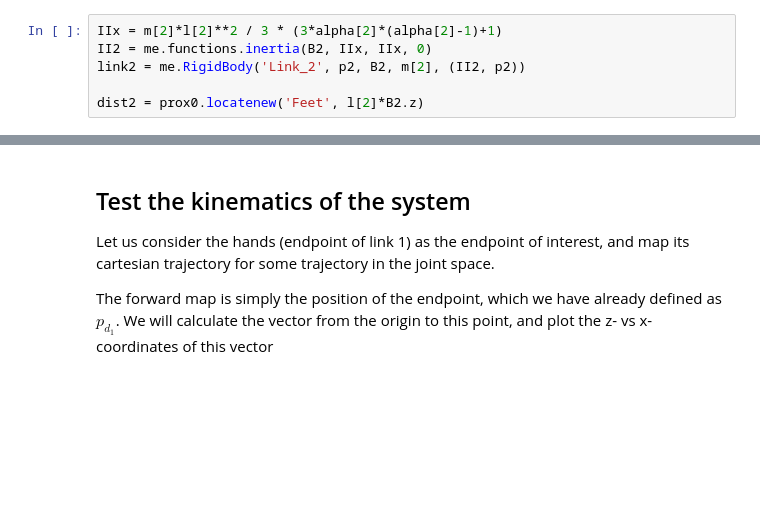
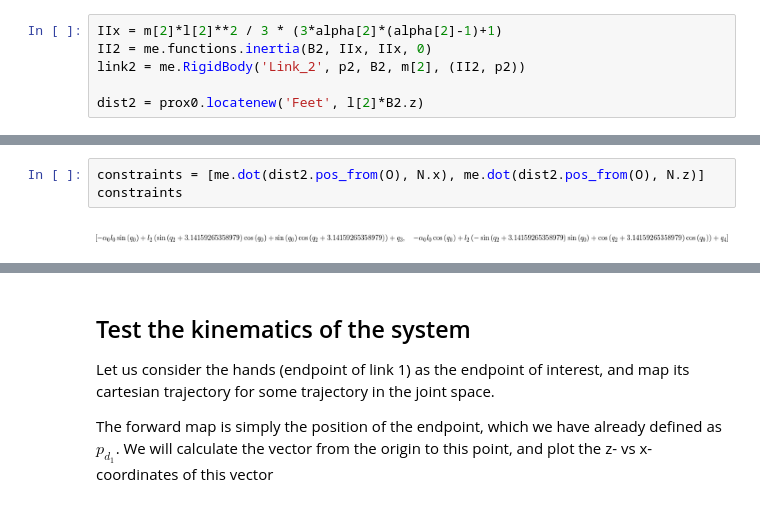
Before and after one commit to alfkjartan/pendulum, a Jupyter notebook: equations-of-motion-floating-triple-pendulum.ipynb, the cells around one changed output, grey strips where cells are left out. Saved outputs shown, nothing was run; the diff lists cells and outputs as text; blank space fills up the shorter version.

```diff
--- a/equations-of-motion-floating-triple-pendulum.ipynb
+++ b/equations-of-motion-floating-triple-pendulum.ipynb
@@ -147,0 +178,5 @@ dist2 = prox0.locatenew('Feet', l[2]*B2.z)
+# %%
+constraints = [me.dot(dist2.pos_from(O), N.x), me.dot(dist2.pos_from(O), N.z)]
+constraints
+# %% [output]
+[figure, added]
```
Also changed, not shown: parts of 30 cells of this notebook, 1 other file.
